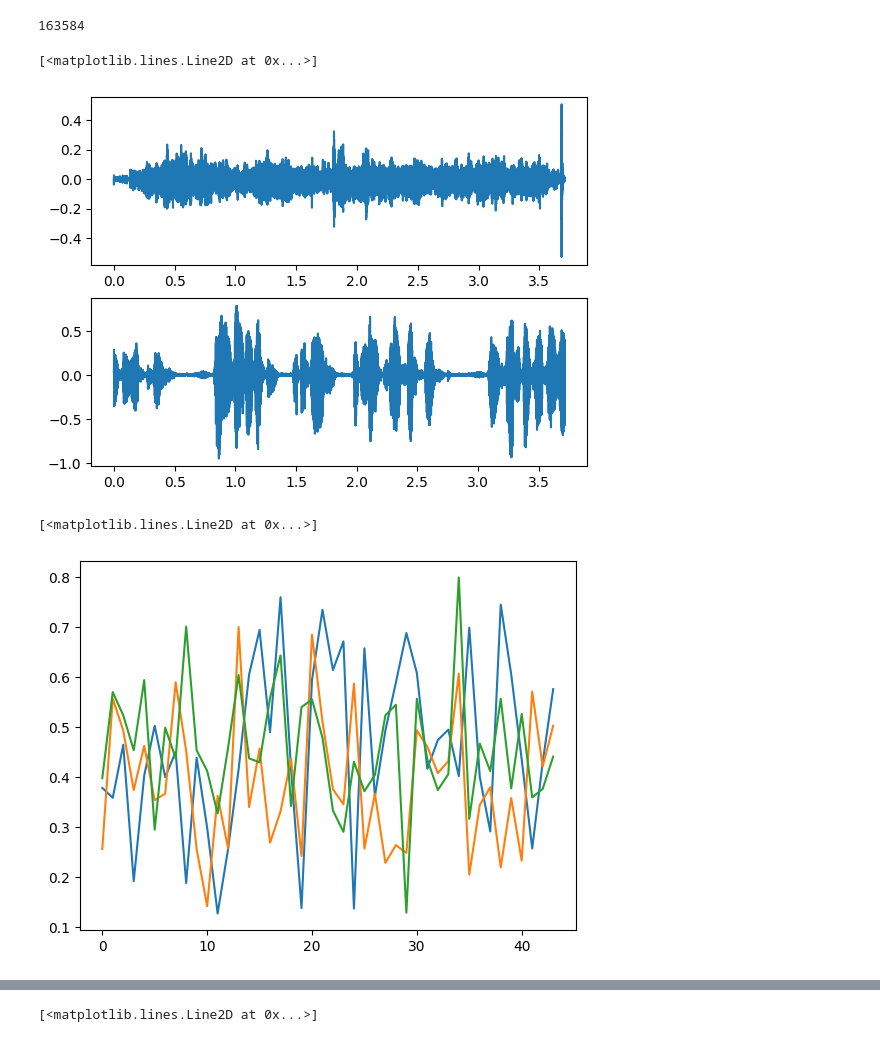
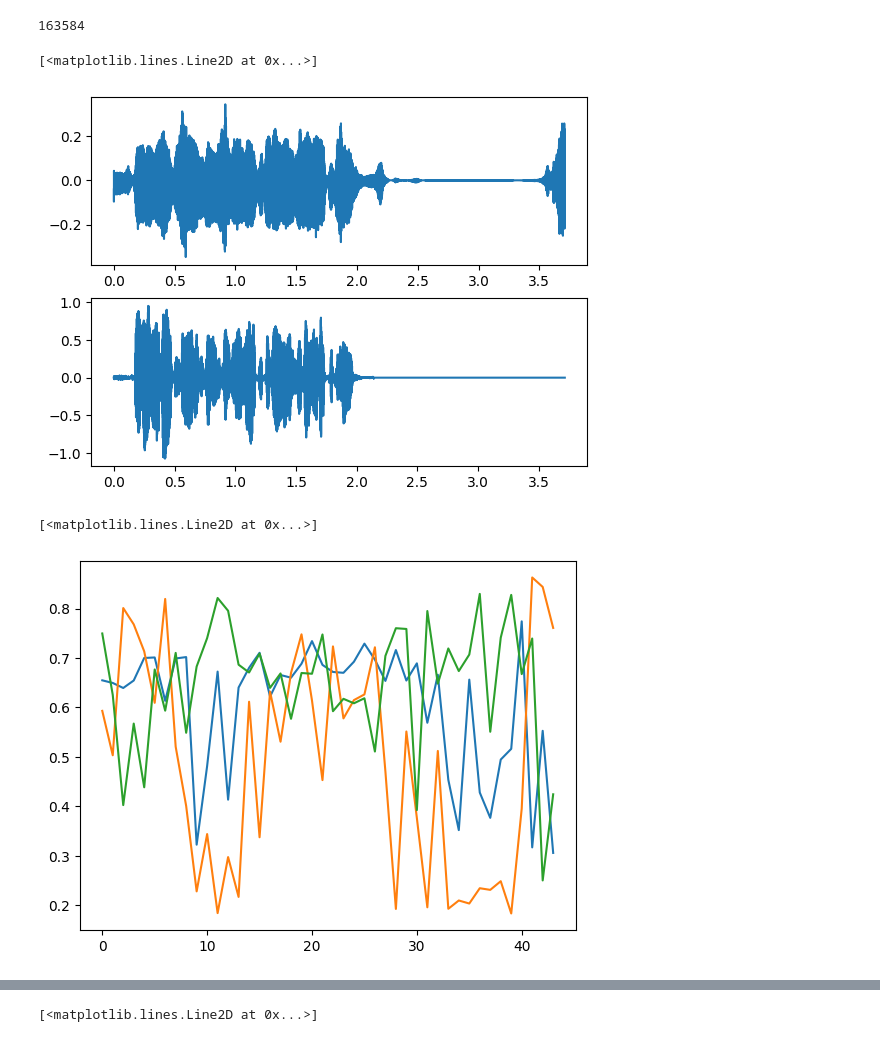
Before and after one commit to kaiidams/pinktrombone_cpp, a Jupyter notebook: test.ipynb, the cells around one changed output, grey strips where cells are left out. Drawn from its saved outputs; the diff is of its cells as text; code cells hidden in the pictures.

```diff
--- a/test.ipynb
+++ b/test.ipynb
@@ -1,6 +1,6 @@
 # %%
 from train import PinkTromboneModel, unnormalize_control
-model = PinkTromboneModel.load_from_checkpoint("lightning_logs/version_0/checkpoints/last.ckpt")
+model = PinkTromboneModel.load_from_checkpoint("lightning_logs/version_1/checkpoints/last.ckpt")
 model.setup('test')
 dataloader = model.test_dataloader()
 batch = next(iter(dataloader))
@@ -29,15 +29,15 @@ t = np.arange(batch.shape[1]).astype(np.float64) / 44100
 plt.plot(t, batch[1])
 # %% [output]
 [<matplotlib.lines.Line2D at 0x...>]
-[figure, old version]
+[figure, new version]
 # %%
 import matplotlib.pyplot as plt
 import numpy as np
-plt.plot(control[2, 5:, 201])
-plt.plot(control[0, 5:, 201])
-plt.plot(control[1, 5:, 201])
+plt.plot(control[0, 5:, 101])
+plt.plot(control[1, 5:, 101])
+plt.plot(control[2, 5:, 101])
 # %% [output]
 [<matplotlib.lines.Line2D at 0x...>]
-[figure, old version]
+[figure, new version]
 # %%
 import IPython.display as ipd
```
Also changed, not shown: parts of 2 cells of this notebook.
